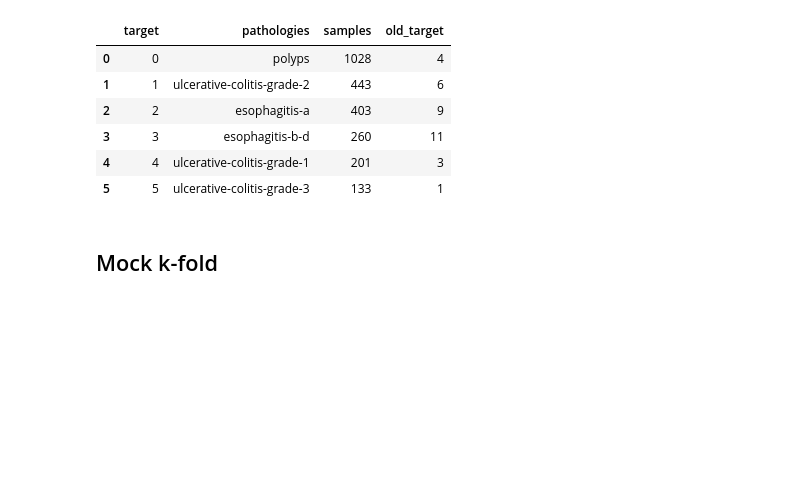
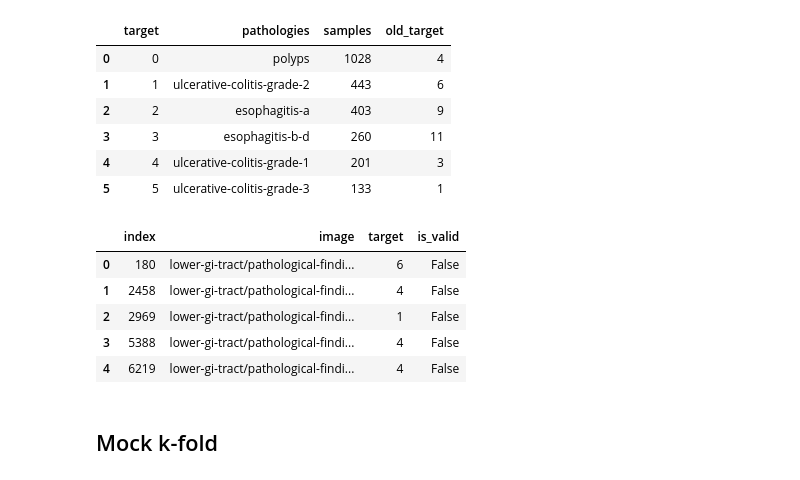
Before and after one commit to taindp98/Endoscopy-Image-Classification, a Jupyter notebook: code/EDA_hyper.ipynb, the cells around one changed output. Saved outputs shown, nothing was run; the diff lists cells and outputs as text; code cells hidden in the pictures; blank space fills up the shorter version.

Commit message:
full-patho

```diff
--- a/code/EDA_hyper.ipynb
+++ b/code/EDA_hyper.ipynb
@@ -35,6 +37,16 @@ pathological_categories
 | 3 | 3 | esophagitis-b-d | 260 | 11 |
 | 4 | 4 | ulcerative-colitis-grade-1 | 201 | 3 |
 | 5 | 5 | ulcerative-colitis-grade-3 | 133 | 1 |
+# %%
+df_patho_12 = pd.read_csv('../resource/hyper_kvasir/df_pathologies.csv')
+df_patho_12.head()
+# %% [output]
+|  | index | image | target | is_valid |
+| 0 | 180 | lower-gi-tract/pathological-findi... | 6 | False |
+| 1 | 2458 | lower-gi-tract/pathological-findi... | 4 | False |
+| 2 | 2969 | lower-gi-tract/pathological-findi... | 1 | False |
+| 3 | 5388 | lower-gi-tract/pathological-findi... | 4 | False |
+| 4 | 6219 | lower-gi-tract/pathological-findi... | 4 | False |
 # %%
 # list_paths = []
 # for c in categories['findings']:
```
Also changed, not shown: parts of 8 cells of this notebook, 6 other files.
